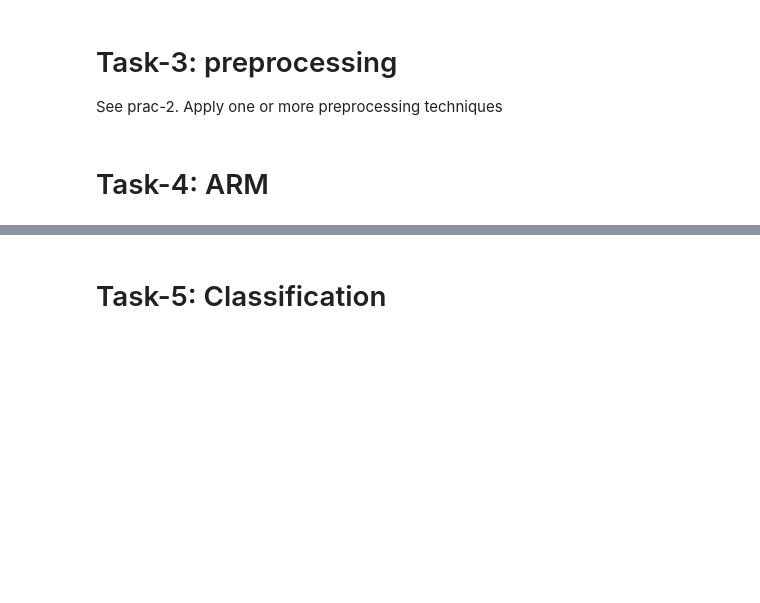
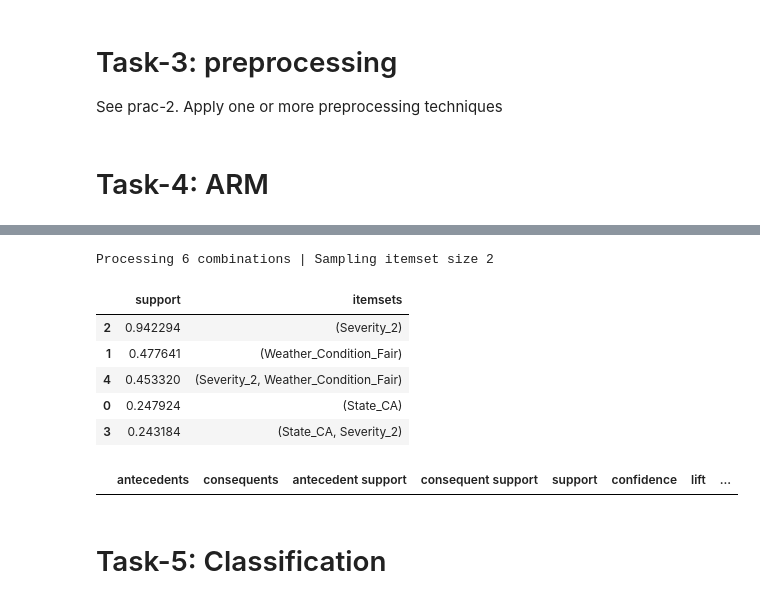
Before and after one commit to kyle-ormonde/CP3403-project, a Jupyter notebook: cp3403-project-v2024a.ipynb, the cells around one changed output, grey strips where cells are left out. Cells and saved outputs as stored; diff of their text form; code cells hidden in the pictures; blank space fills up the shorter version.

Commit message:
Kaggle Notebook | CP3403-project-v2024a | Version 11

```diff
--- a/cp3403-project-v2024a.ipynb
+++ b/cp3403-project-v2024a.ipynb
@@ -156,3 +283,33 @@ print(categorical_attributes) # what am i doing wrong?
+# %%
+# Similar to above, but instead categorises the data into boolean values, one column for each unique value. The above version doesn't handle true/false column headers well.
+apri_data = pd.get_dummies(apri_data)
+
+itemset = set(apri_data.columns)
+encoded_vals = []
+
+for index, row in apri_data.iterrows():
+    labels = {}
+    for item in itemset:
+        labels[item] = row[item]
+    encoded_vals.append(labels)
+
+ohe_df = pd.DataFrame(encoded_vals)
+# %%
+freq_items = apriori(ohe_df, min_support=0.2, use_colnames=True, verbose=1)
+freq_items.sort_values(by='support', ascending=False)
+# %% [output]
+Processing 6 combinations | Sampling itemset size 2
+|  | support | itemsets |
+| 2 | 0.942294 | (Severity_2) |
+| 1 | 0.477641 | (Weather_Condition_Fair) |
+| 4 | 0.453320 | (Severity_2, Weather_Condition_Fair) |
+| 0 | 0.247924 | (State_CA) |
+| 3 | 0.243184 | (State_CA, Severity_2) |
+# %%
+rules = association_rules(freq_items, metric="confidence", min_threshold=0.5)
+rules.sort_values(by='confidence', ascending=False)
+# %% [output]
+|  | antecedents | consequents | antecedent support | consequent support | support | confidence | lift | ... |
 # %% [markdown]
 # Task-5: Classification
 # %%
```
Also changed, not shown: parts of 6 cells of this notebook.
